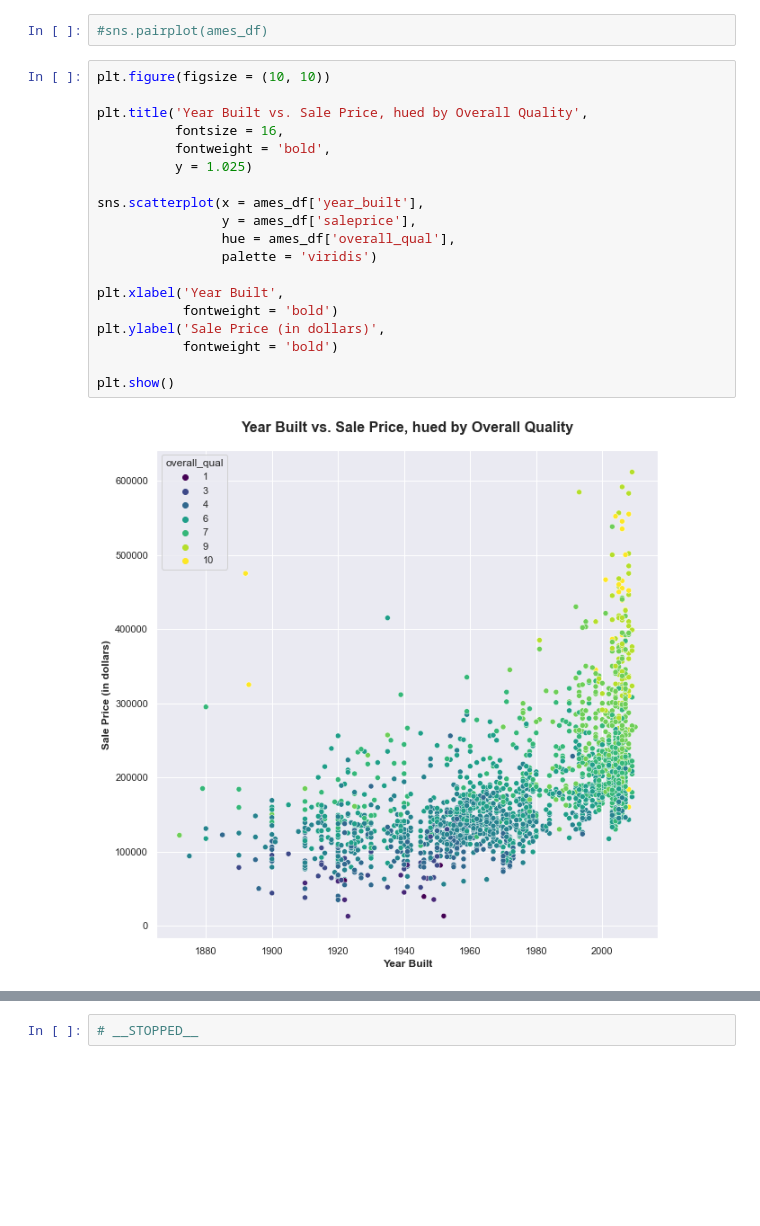
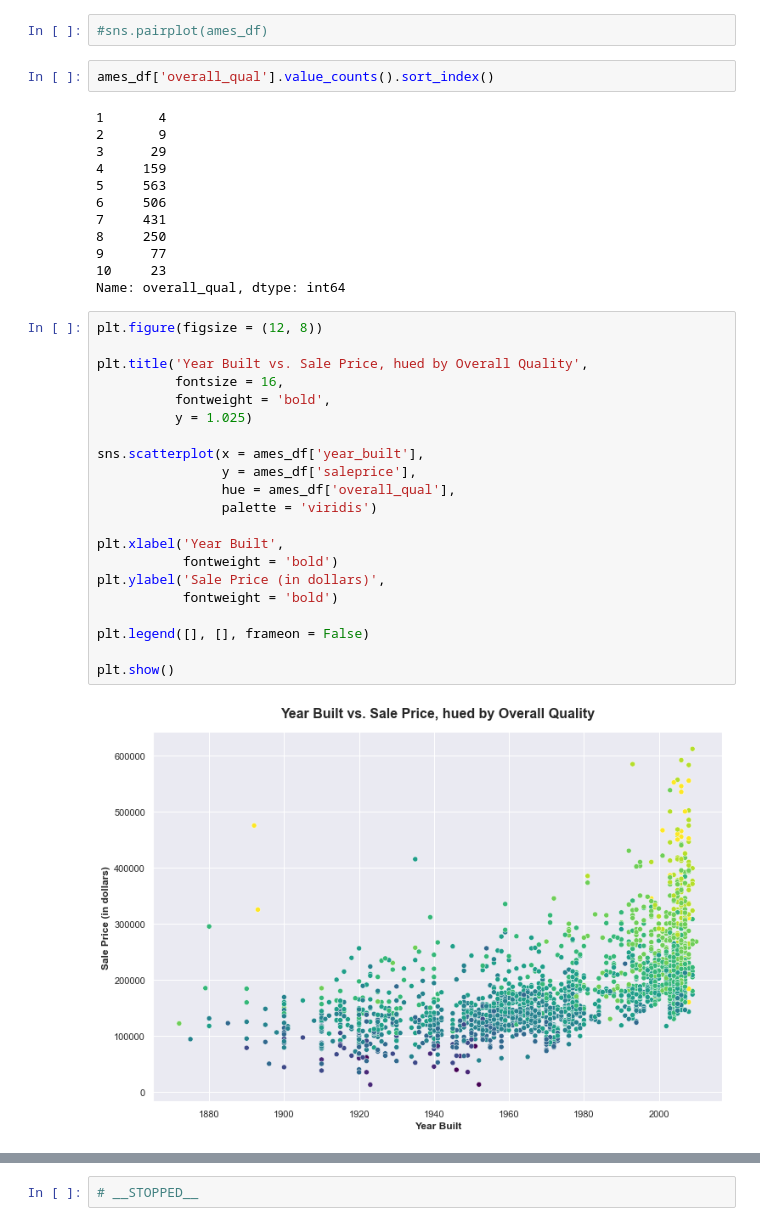
Before and after one commit to maryschindler/project_ames_kaggle_challenge, a Jupyter notebook: 2.0/notebooks/01_EDA_and_Cleaning.ipynb, the cells around one changed output, grey strips where cells are left out. Cells and saved outputs as stored; diff of their text form; blank space fills up the shorter version.

Commit message:
still working on graphs

```diff
--- a/2.0/notebooks/01_EDA_and_Cleaning.ipynb
+++ b/2.0/notebooks/01_EDA_and_Cleaning.ipynb
@@ -260,23 +660,39 @@ sns.heatmap(ames_df.corr()[['saleprice']].sort_values('saleprice', ascending = F
 # %%
 #sns.pairplot(ames_df)
+# %%
+ames_df['overall_qual'].value_counts().sort_index()
+# %% [output]
+1       4
+2       9
+3      29
+4     159
+5     563
+6     506
+7     431
+8     250
+9      77
+10     23
+Name: overall_qual, dtype: int64
 # %%
-plt.figure(figsize = (10, 10))
+plt.figure(figsize = (12, 8))
 
 plt.title('Year Built vs. Sale Price, hued by Overall Quality',
           fontsize = 16,
           fontweight = 'bold',
           y = 1.025)
 
 sns.scatterplot(x = ames_df['year_built'],
                 y = ames_df['saleprice'],
                 hue = ames_df['overall_qual'],
                 palette = 'viridis')
 
 plt.xlabel('Year Built',
            fontweight = 'bold')
 plt.ylabel('Sale Price (in dollars)',
            fontweight = 'bold')
 
+plt.legend([], [], frameon = False)
+
 plt.show()
 # %% [output]
-[figure, old version]
+[figure, new version]
```
Also changed, not shown: parts of 40 cells of this notebook.
